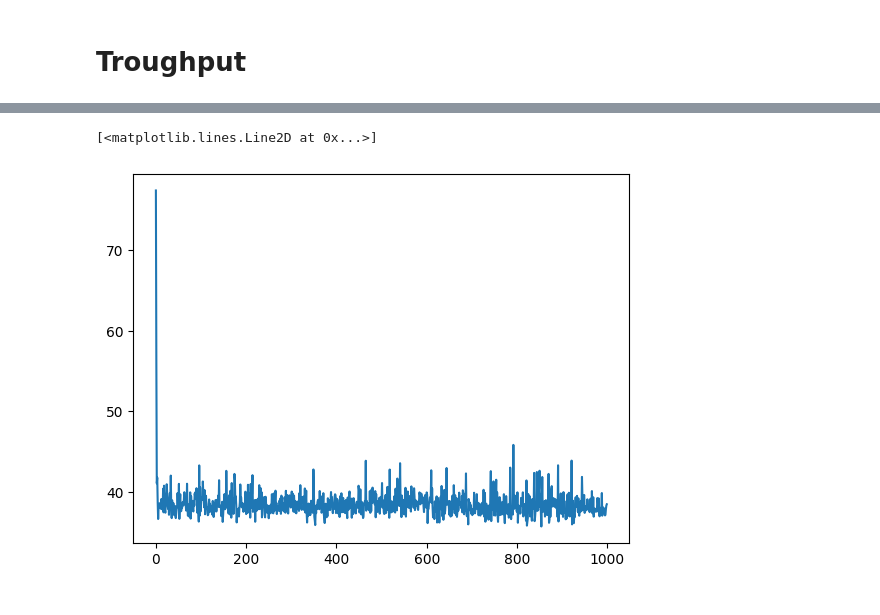
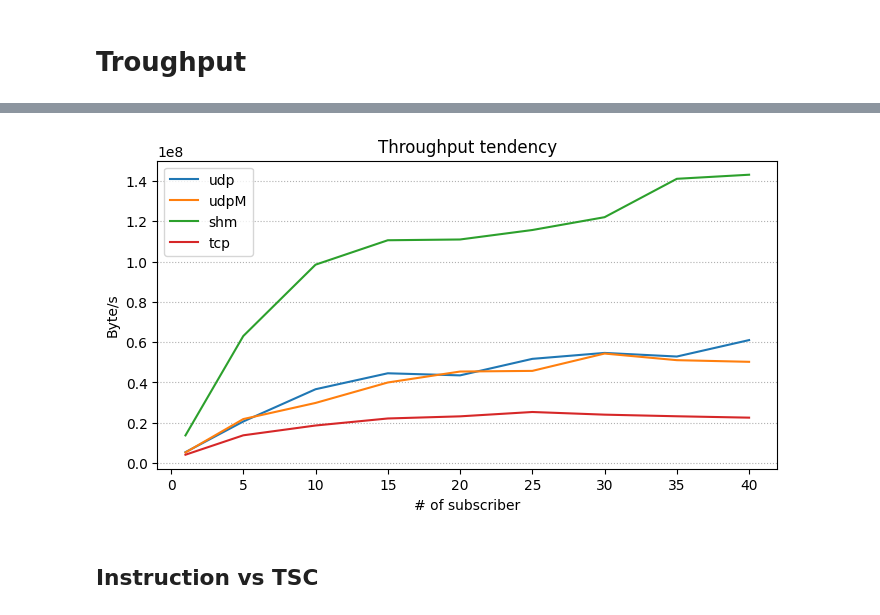
Before and after one commit to madella/tesiM, a Jupyter notebook: cineca/d_proc_troughput.ipynb, the cells around one changed output, grey strips where cells are left out. Saved outputs shown, nothing was run; the diff lists cells and outputs as text; code cells hidden in the pictures.

Commit message:
thesis -4

```diff
--- a/cineca/d_proc_troughput.ipynb
+++ b/cineca/d_proc_troughput.ipynb
@@ -328,5 +309,19 @@ plt.show()
-# %%
-plt.plot(sent_data_time["udp"][5])
-# %% [output]
-[<matplotlib.lines.Line2D at 0x...>]
-[figure, removed]
+# %%
+avg_data = {prots: [ 1 / column_time_avg[prots][seq] * 1e6 * seq * 16 * 8 for seq in sequence] for prots in protocols}
+
+fig, ax = plt.subplots()
+fig.set_figheight(4)
+fig.set_figwidth(8)
+for prots in protocols:
+    ax.plot(sequence, avg_data[prots], label=prots)
+ax.set_xlabel('# of subscriber')
+ax.set_ylabel('Byte/s')
+ax.legend()
+plt.grid(axis='y', linestyle=':')
+plt.savefig(f"{base_save_dir_thesis}test3_graph_throughput.png")
+ax.set_title('Throughput tendency')
+plt.savefig(f"{base_save_dir}test3_graph_throughput.png")
+# %% [output]
+[figure, added]
+# %% [markdown]
+## Instruction vs TSC
```
Also changed, not shown: parts of 14 cells of this notebook, 31 other files.
